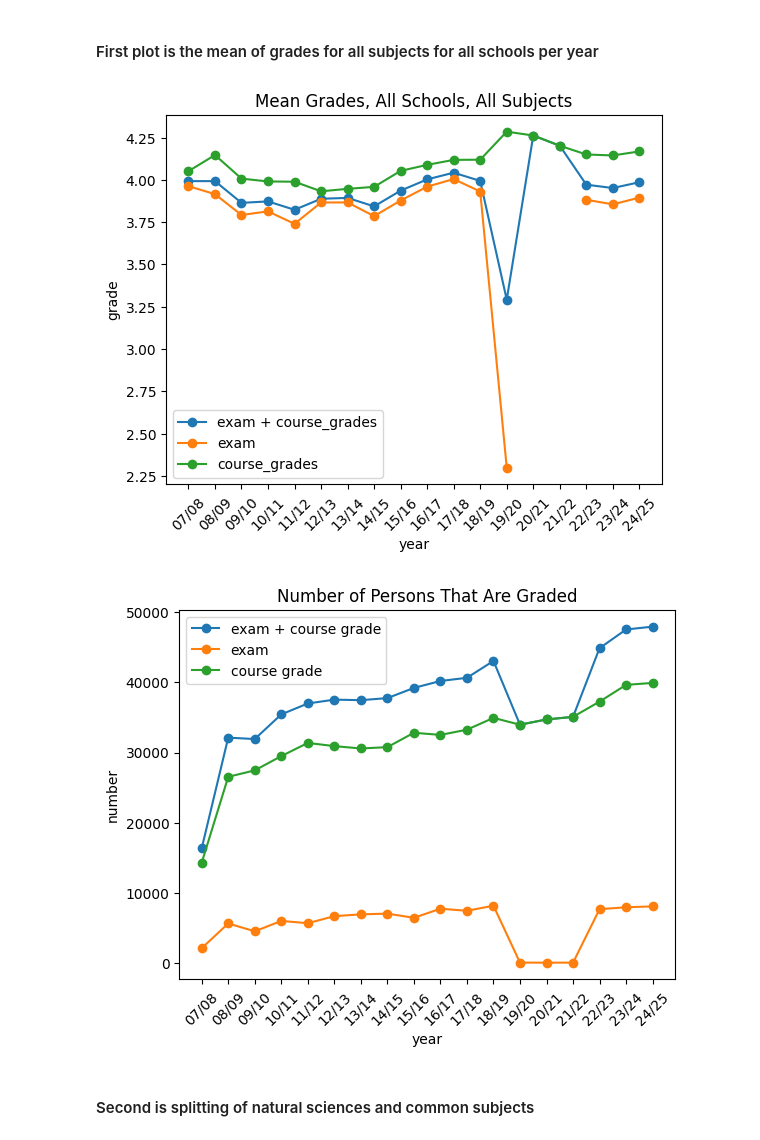
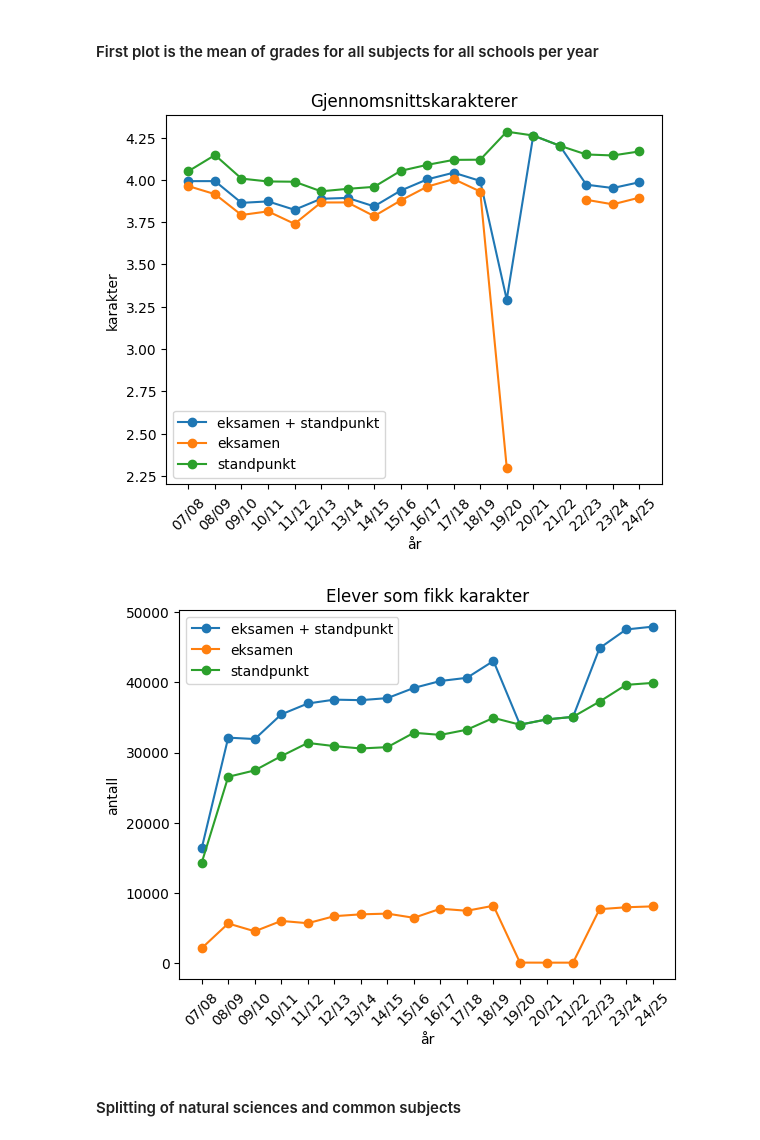
Before and after one commit to kajassandnes/high_school_grades, a Jupyter notebook: analysis_.ipynb, the cells around one changed output. Cells and saved outputs as stored; diff of their text form; code cells hidden in the pictures.

```diff
--- a/analysis_.ipynb
+++ b/analysis_.ipynb
@@ -187,49 +187,49 @@ for i in range(7, 25):
 
     # making year-list
     if i < 9:
         years.append(f"0{i}/0{i+1}")
     elif i == 9:
         years.append(f"0{i}/{i+1}")
     elif i > 9:
         years.append(f"{i}/{i+1}")
 
     # all persons getting a grade
     sort_cols_number = [c for c in ae if f"200{i}" in c or f"20{i}" in c]
     number.append(oslo_data[sort_cols_number].sum().sum())
 
     # all persons taking an exam
     sort_cols_exam = [c for c in exam if f"200{i}" in c or f"20{i}" in c]
     exams.append(oslo_data[sort_cols_exam].sum().sum())
 
     # all persons which took the course
     sort_cols_course = [c for c in course if f"200{i}" in c or f"20{i}" in c]
     course_grade.append(oslo_data[sort_cols_course].sum().sum())
 
 
-plt.plot(years, liste, marker="o", label="exam + course_grades")
-plt.plot(years, liste_ex, marker="o", label="exam")
-plt.plot(years, liste_cg, marker="o", label="course_grades")
-plt.title("Mean Grades, All Schools, All Subjects")
-plt.xlabel("year")
-plt.ylabel("grade")
+plt.plot(years, liste, marker="o", label="eksamen + standpunkt")
+plt.plot(years, liste_ex, marker="o", label="eksamen")
+plt.plot(years, liste_cg, marker="o", label="standpunkt")
+plt.title("Gjennomsnittskarakterer")
+plt.xlabel("år")
+plt.ylabel("karakter")
 plt.legend()
 plt.xticks(rotation=45)
 plt.show()
 
-plt.plot(years, number, marker="o", label='exam + course grade')
-plt.plot(years, exams, marker="o", label='exam')
-plt.plot(years, course_grade, marker="o", label='course grade')
+plt.plot(years, number, marker="o", label='eksamen + standpunkt')
+plt.plot(years, exams, marker="o", label='eksamen')
+plt.plot(years, course_grade, marker="o", label='standpunkt')
 plt.xticks(rotation=45)
-plt.title("Number of Persons That Are Graded")
-plt.xlabel("year")
-plt.ylabel("number")
+plt.title("Elever som fikk karakter")
+plt.xlabel("år")
+plt.ylabel("antall")
 plt.legend()
 plt.show()
 # %% [output]
-[figure, old version]
+[figure, new version]
-[figure, old version]
+[figure, new version]
 # %% [markdown]
-#### Second is splitting of natural sciences and common subjects
+#### Splitting of natural sciences and common subjects
 # %%
 realfag = ["REA3004", "REA3038", "REA3005", "REA3039", "REA3022", "REA3056",
            "REA3024", "REA3058", "REA3011", "REA3045", "REA3012", "REA3046"]
```
Also changed, not shown: parts of 10 cells of this notebook.
